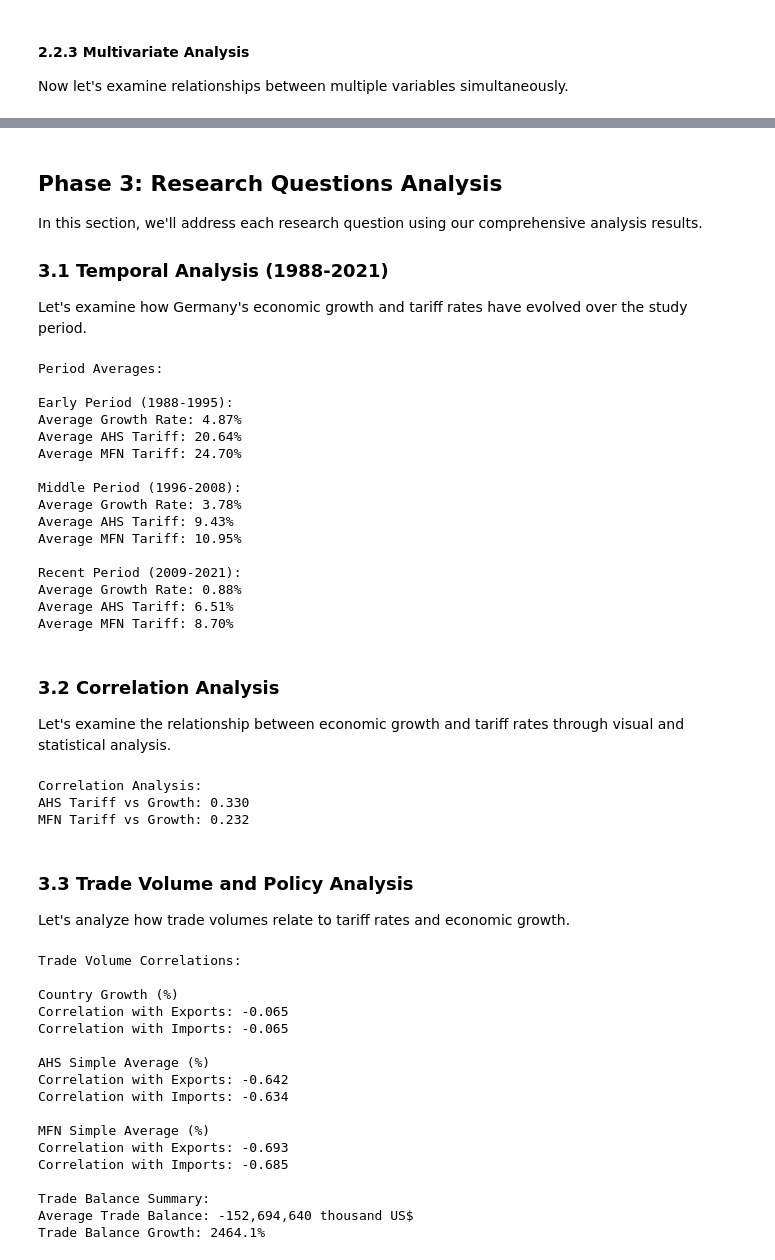
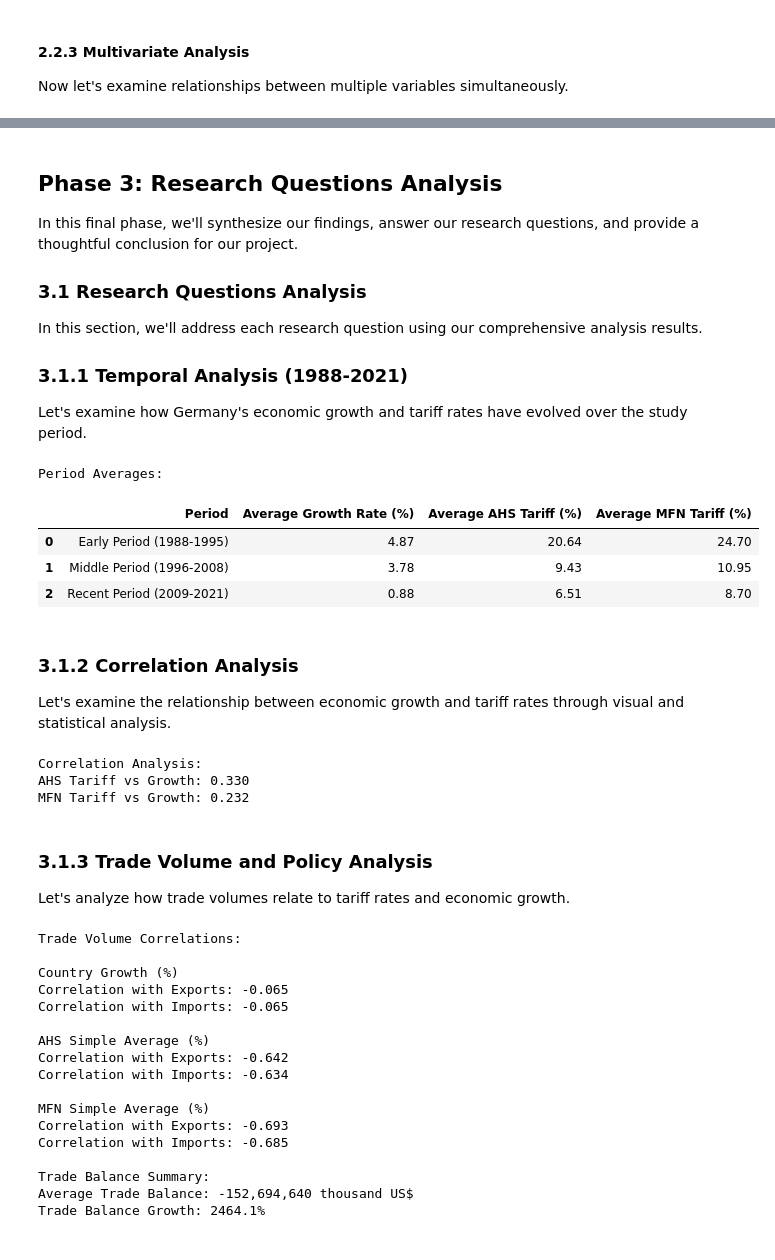
Before and after one commit to abdullahakintobi/IU-Exploratory-Data-Analysis-and-Visualization-DLBDSEDAV01, a Jupyter notebook: notebook/analysis.ipynb, the cells around one changed output, grey strips where cells are left out. Drawn from its saved outputs; the diff is of its cells as text; code cells hidden in the pictures.

Commit message:
doc: Add research findings and conclusion

```diff
--- a/notebook/analysis.ipynb
+++ b/notebook/analysis.ipynb
@@ -617,14 +512,17 @@ print(f"Correlation between Growth and AHS Tariff: {correlation:.3f}")
 Correlation between Growth and AHS Tariff: 0.330
 # %%
 # Scatter plot: Trade Volumes
+# Apply log transform safely (log1p handles zeros)
+ger_trade["log_Export"] = np.log1p(ger_trade["Export (US$ Thousand)"])
+ger_trade["log_Import"] = np.log1p(ger_trade["Import (US$ Thousand)"])
+
+# Scatter plot using log-transformed data
 fig_trade_volumes = px.scatter(
     ger_trade,
-    x="Export (US$ Thousand)",
-    y="Import (US$ Thousand)",
-    title="Exports vs Imports",
+    x="Log Export",
+    y="Log Import",
+    title="Log-Transformed Exports vs Imports",
     trendline="ols",
-    log_x=True,
-    log_y=True,
 )
 fig_trade_volumes.show()
 
@@ -749,9 +578,14 @@ These findings provide strong empirical support for understanding the relationsh
 # %% [markdown]
 ## **Phase 3: Research Questions Analysis**
 
+In this final phase, we'll synthesize our findings, answer our research questions, and provide a thoughtful conclusion for our project.
+
+
+### **3.1 Research Questions Analysis**
+
 In this section, we'll address each research question using our comprehensive analysis results.
 
-### **3.1 Temporal Analysis (1988-2021)**
+### **3.1.1 Temporal Analysis (1988-2021)**
 
 Let's examine how Germany's economic growth and tariff rates have evolved over the study period.
 # %%
@@ -771,35 +605,36 @@ periods = {
     "Middle Period (1996-2008)": (1996, 2008),
     "Recent Period (2009-2021)": (2009, 2021),
 }
-
-print("\nPeriod Averages:")
-for period, (start, end) in periods.items():
-    mask = (ger_trade["Year"] >= start) & (ger_trade["Year"] <= end)
-    period_data = ger_trade[mask]
-
-    print(f"\n{period}:")
-    print(f"Average Growth Rate: {period_data['Country Growth (%)'].mean():.2f}%")
-    print(f"Average AHS Tariff: {period_data['AHS Simple Average (%)'].mean():.2f}%")
-    print(f"Average MFN Tariff: {period_data['MFN Simple Average (%)'].mean():.2f}%")
-# %% [output]
-Period Averages:
-
-Early Period (1988-1995):
-Average Growth Rate: 4.87%
-Average AHS Tariff: 20.64%
-Average MFN Tariff: 24.70%
-
-Middle Period (1996-2008):
-Average Growth Rate: 3.78%
-Average AHS Tariff: 9.43%
-Average MFN Tariff: 10.95%
-
-Recent Period (2009-2021):
-Average Growth Rate: 0.88%
-Average AHS Tariff: 6.51%
-Average MFN Tariff: 8.70%
+# %%
+print("Period Averages:")
+# Create a list to store summary stats for each period
+summary_data = []
+
+# Loop through periods and calculate metrics
+for period, (start, end) in periods.items():
+    mask = (ger_trade["Year"] >= start) & (ger_trade["Year"] <= end)
+    period_data = ger_trade[mask]
+
+    summary_data.append(
+        {
+            "Period": period,
+            "Average Growth Rate (%)": period_data["Country Growth (%)"].mean(),
+            "Average AHS Tariff (%)": period_data["AHS Simple Average (%)"].mean(),
+            "Average MFN Tariff (%)": period_data["MFN Simple Average (%)"].mean(),
+        }
+    )
+
+# Convert list of dicts to a DataFrame
+summary_df = pd.DataFrame(summary_data)
+summary_df
+# %% [output]
+Period Averages:
+|  | Period | Average Growth Rate (%) | Average AHS Tariff (%) | Average MFN Tariff (%) |
+| 0 | Early Period (1988-1995) | 4.87 | 20.64 | 24.70 |
+| 1 | Middle Period (1996-2008) | 3.78 | 9.43 | 10.95 |
+| 2 | Recent Period (2009-2021) | 0.88 | 6.51 | 8.70 |
 # %% [markdown]
-### **3.2 Correlation Analysis**
+### **3.1.2 Correlation Analysis**
 
 Let's examine the relationship between economic growth and tariff rates through visual and statistical analysis.
 # %%
@@ -840,7 +675,7 @@ Correlation Analysis:
 AHS Tariff vs Growth: 0.330
 MFN Tariff vs Growth: 0.232
 # %% [markdown]
-### **3.3 Trade Volume and Policy Analysis**
+### **3.1.3 Trade Volume and Policy Analysis**
 
 Let's analyze how trade volumes relate to tariff rates and economic growth.
 # %%
```
Also changed, not shown: parts of 12 cells of this notebook.
